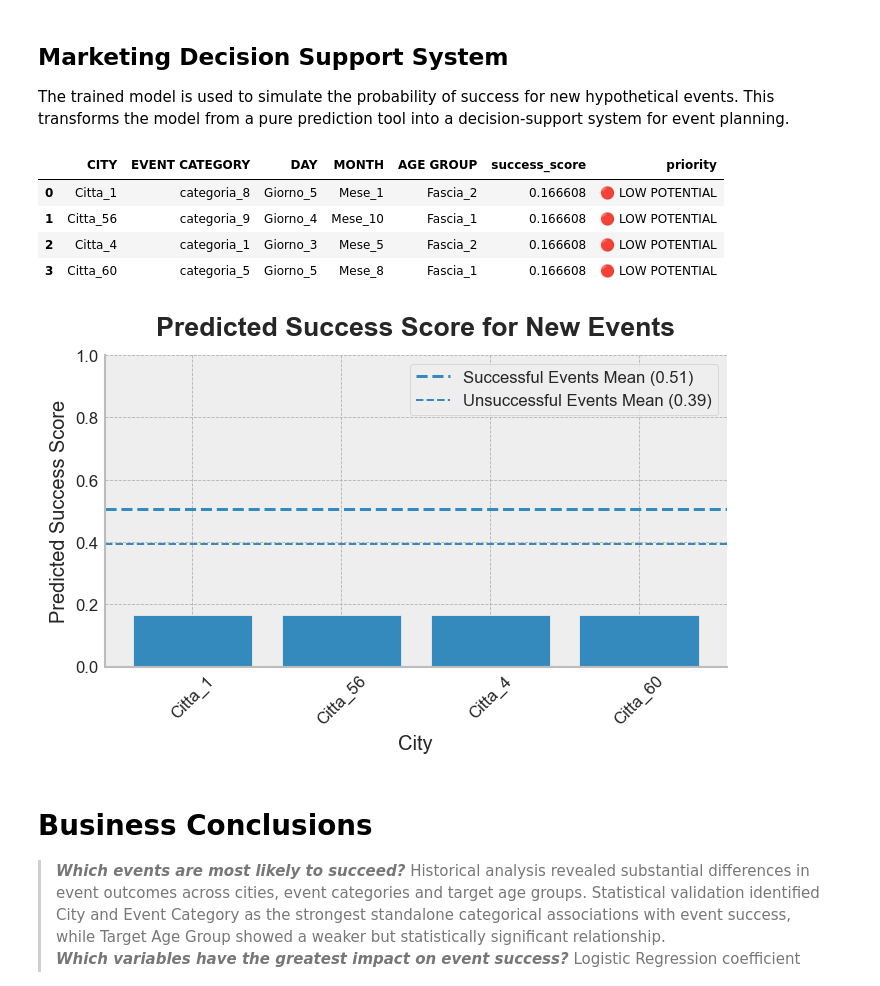
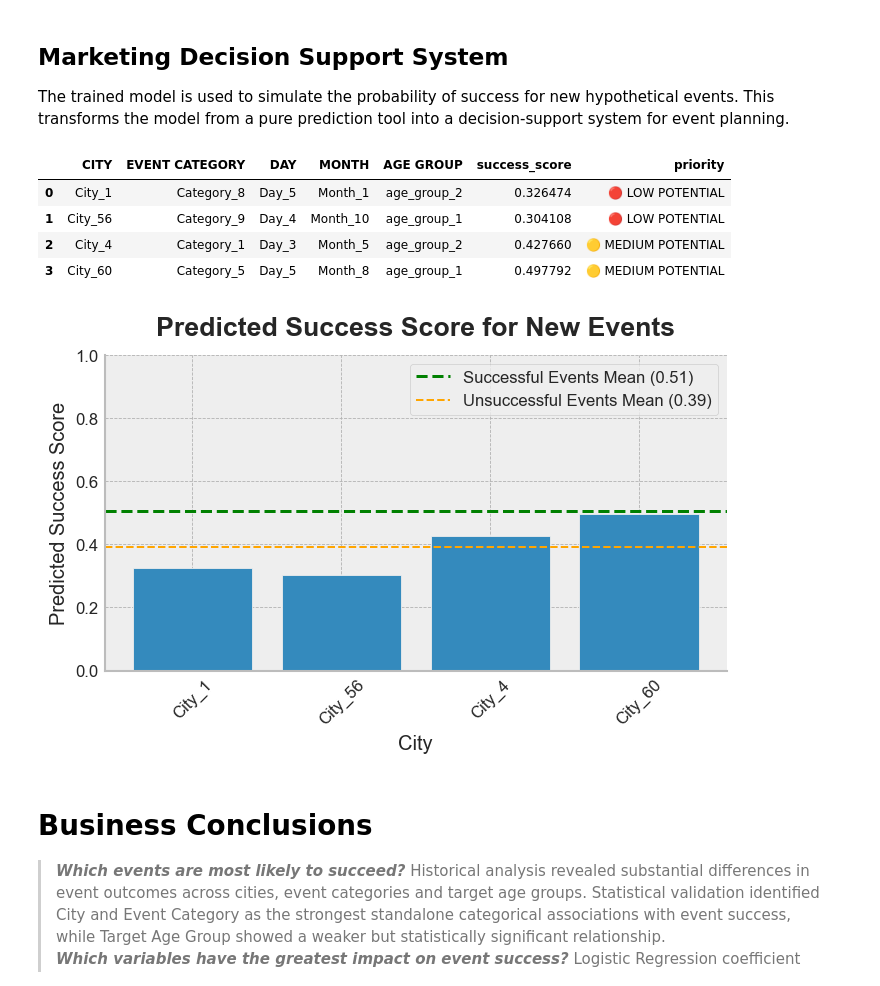
Before and after one commit to ericacorra-data/event-success-prediction-business-case, a Jupyter notebook: 01_Pre_Publication_Prediction.ipynb, the cells around one changed output. Cells and saved outputs as stored; diff of their text form; code cells hidden in the pictures.

```diff
--- a/01_Pre_Publication_Prediction.ipynb
+++ b/01_Pre_Publication_Prediction.ipynb
@@ -897,11 +886,11 @@ The trained model is used to simulate the probability of success for new hypothe
 # %%
 # Simulate hypothetical future events
 new_events = pd.DataFrame({
-    "CITY": ['Citta_1','Citta_56','Citta_4','Citta_60'],
-    "EVENT CATEGORY": ['categoria_8','categoria_9','categoria_1', 'categoria_5', ],
-    "DAY": ['Giorno_5', 'Giorno_4','Giorno_3','Giorno_5'],
-    "MONTH": ['Mese_1', 'Mese_10', 'Mese_5','Mese_8'],
-    "AGE GROUP": ['Fascia_2', 'Fascia_1','Fascia_2', 'Fascia_1'],
+    "CITY": ['City_1','City_56','City_4','City_60'],
+    "EVENT CATEGORY": ['Category_8','Category_9','Category_1', 'Category_5', ],
+    "DAY": ['Day_5', 'Day_4','Day_3','Day_5'],
+    "MONTH": ['Month_1', 'Month_10', 'Month_5','Month_8'],
+    "AGE GROUP": ['age_group_2', 'age_group_1','age_group_2', 'age_group_1'],
 })
 # %%
 # Generate predicted scores using the complete pipeline
@@ -929,40 +918,46 @@ new_events["priority"] = (new_events["success_score"].apply(classify_event))
 new_events
 # %% [output]
 |  | CITY | EVENT CATEGORY | DAY | MONTH | AGE GROUP | success_score | priority |
-| 0 | Citta_1 | categoria_8 | Giorno_5 | Mese_1 | Fascia_2 | 0.166608 | 🔴 LOW POTENTIAL |
-| 1 | Citta_56 | categoria_9 | Giorno_4 | Mese_10 | Fascia_1 | 0.166608 | 🔴 LOW POTENTIAL |
-| 2 | Citta_4 | categoria_1 | Giorno_3 | Mese_5 | Fascia_2 | 0.166608 | 🔴 LOW POTENTIAL |
-| 3 | Citta_60 | categoria_5 | Giorno_5 | Mese_8 | Fascia_1 | 0.166608 | 🔴 LOW POTENTIAL |
+| 0 | City_1 | Category_8 | Day_5 | Month_1 | age_group_2 | 0.326474 | 🔴 LOW POTENTIAL |
+| 1 | City_56 | Category_9 | Day_4 | Month_10 | age_group_1 | 0.304108 | 🔴 LOW POTENTIAL |
+| 2 | City_4 | Category_1 | Day_3 | Month_5 | age_group_2 | 0.427660 | 🟡 MEDIUM POTENTIAL |
+| 3 | City_60 | Category_5 | Day_5 | Month_8 | age_group_1 | 0.497792 | 🟡 MEDIUM POTENTIAL |
 # %%
 plt.figure(figsize=(6,4))
 
 plt.bar(
     new_events["CITY"],
     new_events["success_score"]
 )
 
-plt.axhline(high_threshold,linestyle="--",linewidth=1.8,label=(
+plt.axhline(high_threshold,linestyle="--",linewidth=1.8,color='green',label=(
         f"Successful Events Mean "
         f"({high_threshold:.2f})"
     )
 )
-plt.axhline(medium_threshold,linestyle="--",linewidth=1.2,label=(
+plt.axhline(medium_threshold,linestyle="--",linewidth=1.2,color='orange',label=(
         f"Unsuccessful Events Mean "
         f"({medium_threshold:.2f})"
     )
 )
 
 plt.title( "Predicted Success Score for New Events", weight='bold', pad=12)
 plt.ylabel("Predicted Success Score" )
 plt.xlabel("City")
 plt.xticks(rotation=45)
 plt.ylim(0,1)
 plt.legend()
 sns.despine()
 plt.tight_layout()
+plt.savefig(
+    "Predicted_succes_T0.png",
+    dpi=300,
+    facecolor="white",
+    bbox_inches="tight"
+)
 plt.show()
 # %% [output]
-[figure, old version]
+[figure, new version]
 # %% [markdown]
 # Business Conclusions
 
```
Also changed, not shown: parts of 1 cell of this notebook.
